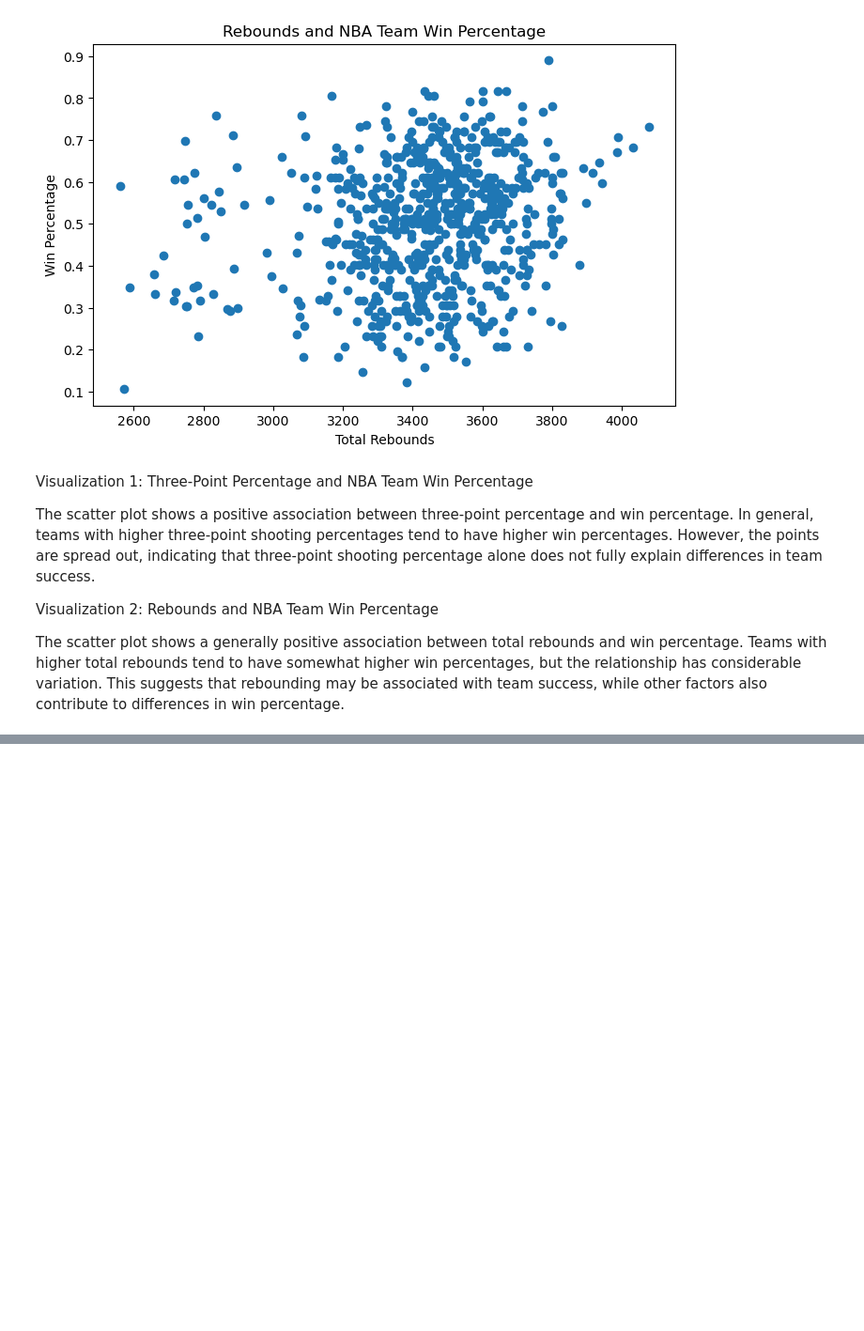
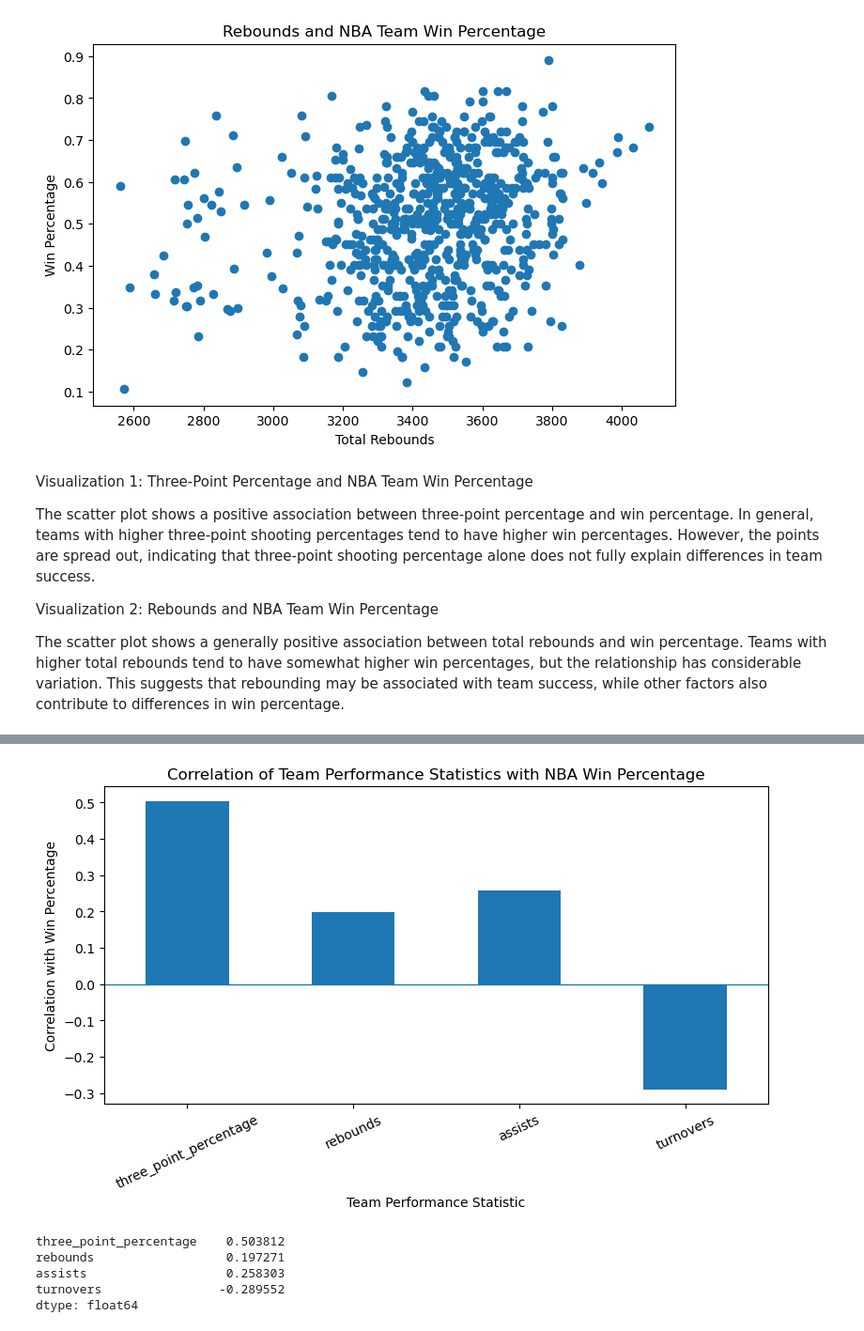
Before and after one commit to ncrump-lang/Data-Structures-Portfolio, a Jupyter notebook: NBA-Project/NBA_Project.ipynb, the cells around one changed output, grey strips where cells are left out. Shown at 94% size. Saved outputs shown, nothing was run; the diff lists cells and outputs as text; code cells hidden in the pictures; blank space fills up the shorter version.

```diff
--- a/NBA-Project/NBA_Project.ipynb
+++ b/NBA-Project/NBA_Project.ipynb
@@ -211,0 +222,31 @@ The scatter plot shows a generally positive association between total rebounds a
+# %%
+variables = [
+    "three_point_percentage",
+    "rebounds",
+    "assists",
+    "turnovers"
+]
+
+correlations = analysis_df[variables].corrwith(
+    analysis_df["win_percentage"]
+)
+
+correlations.plot(kind="bar", figsize=(8, 5))
+
+plt.title("Correlation of Team Performance Statistics with NBA Win Percentage")
+plt.xlabel("Team Performance Statistic")
+plt.ylabel("Correlation with Win Percentage")
+plt.xticks(rotation=25)
+plt.axhline(0, linewidth=1)
+
+plt.tight_layout()
+plt.show()
+
+correlations
+# %% [output]
+[figure, added]
+three_point_percentage    0.503812
+rebounds                  0.197271
+assists                   0.258303
+turnovers                -0.289552
+dtype: float64
```
Also changed, not shown: parts of 9 cells of this notebook, 1 other file.
